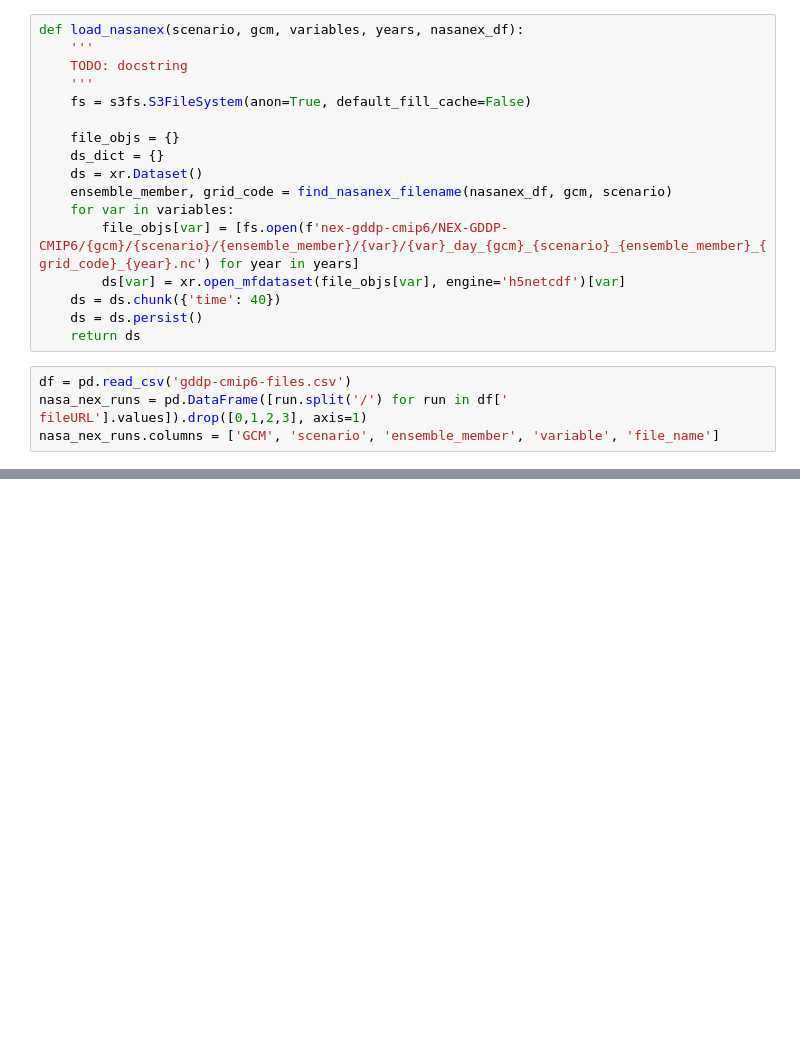
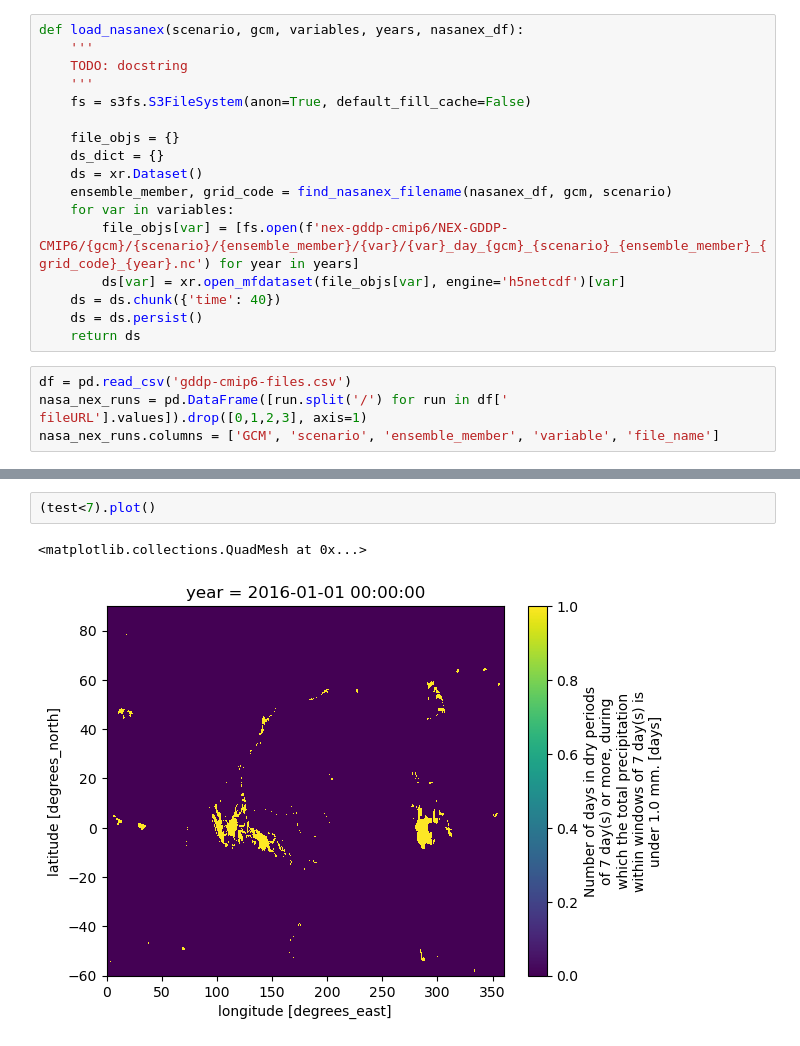
Before and after one commit to carbonplan/drought, a Jupyter notebook: corn_dryspells.ipynb, the cells around one changed output, grey strips where cells are left out. Saved outputs shown, nothing was run; the diff lists cells and outputs as text; blank space fills up the shorter version.

```diff
--- a/corn_dryspells.ipynb
+++ b/corn_dryspells.ipynb
@@ -110,0 +203,5 @@ for scenario, years in scenario_years.items():
+# %%
+(test<7).plot()
+# %% [output]
+<matplotlib.collections.QuadMesh at 0x...>
+[figure, added]
```
Also changed, not shown: parts of 28 cells of this notebook.
